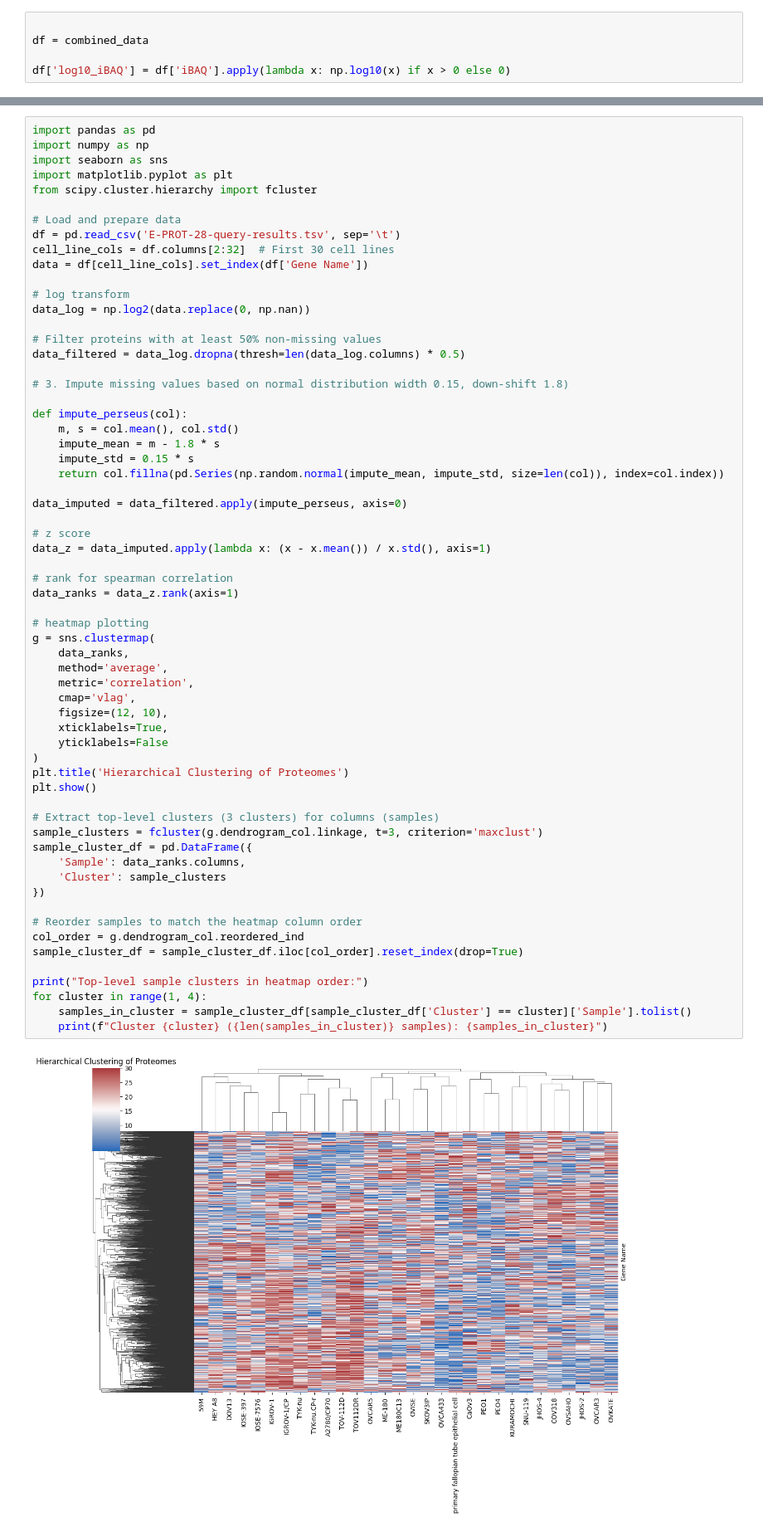
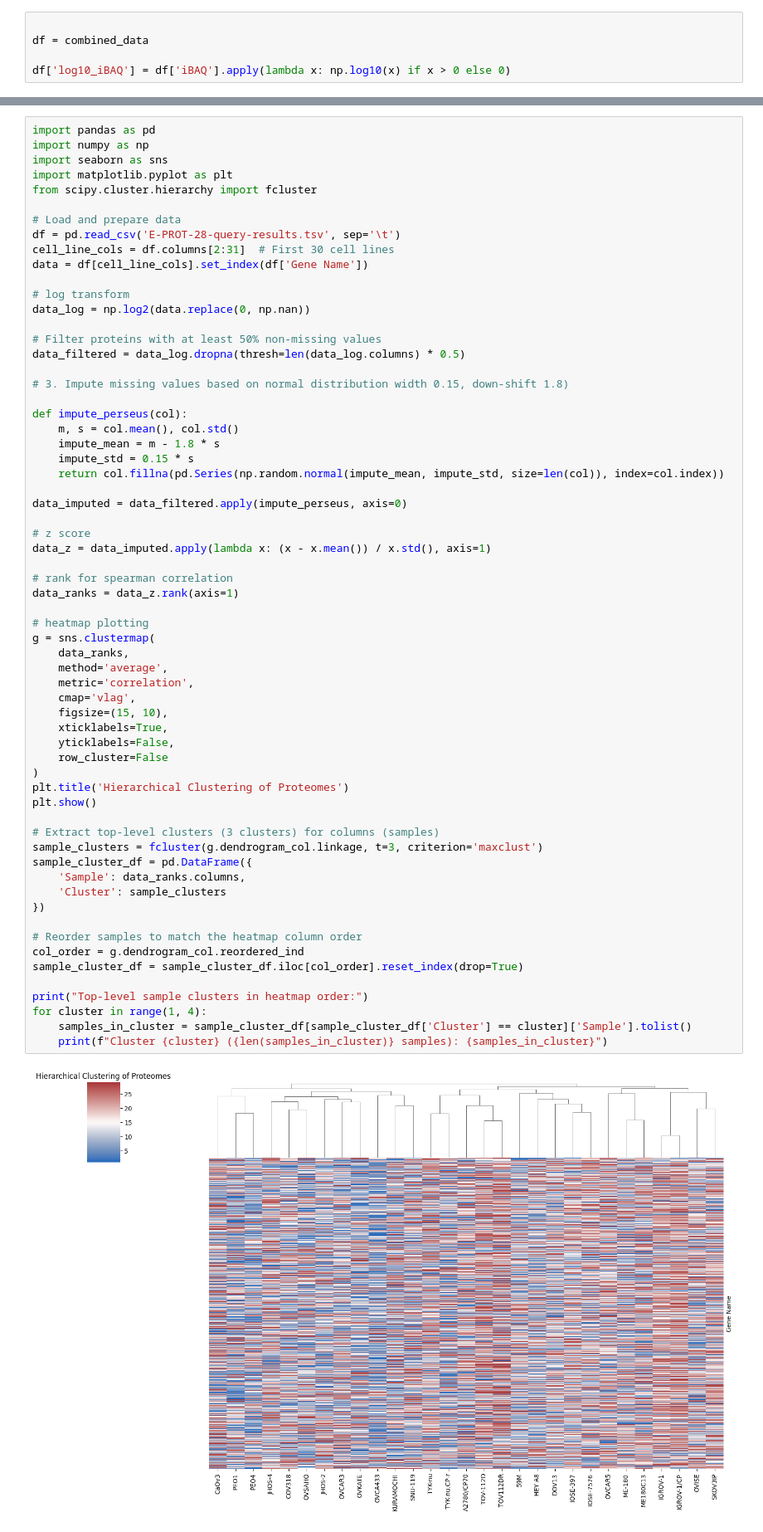
Before and after one commit to adelka989/bt2100_project2, a Jupyter notebook: main.ipynb, the cells around one changed output, grey strips where cells are left out. Shown at 83% size. Drawn from its saved outputs; the diff is of its cells as text.

Commit message:
fiy plot, pca attempt

```diff
--- a/main.ipynb
+++ b/main.ipynb
@@ -86,7 +88,7 @@ from scipy.cluster.hierarchy import fcluster
 
 # Load and prepare data
 df = pd.read_csv('E-PROT-28-query-results.tsv', sep='\t')
-cell_line_cols = df.columns[2:32]  # First 30 cell lines
+cell_line_cols = df.columns[2:31]  # First 30 cell lines
 data = df[cell_line_cols].set_index(df['Gene Name'])
 
 # log transform
@@ -111,34 +113,35 @@ data_z = data_imputed.apply(lambda x: (x - x.mean()) / x.std(), axis=1)
 # rank for spearman correlation
 data_ranks = data_z.rank(axis=1)
 
 # heatmap plotting
 g = sns.clustermap(
     data_ranks,
     method='average',
     metric='correlation',
     cmap='vlag',
-    figsize=(12, 10),
+    figsize=(15, 10),
     xticklabels=True,
-    yticklabels=False
+    yticklabels=False,
+    row_cluster=False
 )
 plt.title('Hierarchical Clustering of Proteomes')
 plt.show()
 
 # Extract top-level clusters (3 clusters) for columns (samples)
 sample_clusters = fcluster(g.dendrogram_col.linkage, t=3, criterion='maxclust')
 sample_cluster_df = pd.DataFrame({
     'Sample': data_ranks.columns,
     'Cluster': sample_clusters
 })
 
 # Reorder samples to match the heatmap column order
 col_order = g.dendrogram_col.reordered_ind
 sample_cluster_df = sample_cluster_df.iloc[col_order].reset_index(drop=True)
 
 print("Top-level sample clusters in heatmap order:")
 for cluster in range(1, 4):
     samples_in_cluster = sample_cluster_df[sample_cluster_df['Cluster'] == cluster]['Sample'].tolist()
     print(f"Cluster {cluster} ({len(samples_in_cluster)} samples): {samples_in_cluster}")
 # %% [output]
-[figure, old version]
+[figure, new version]
 Top-level sample clusters in heatmap order:
```
Also changed, not shown: parts of 5 cells of this notebook.
